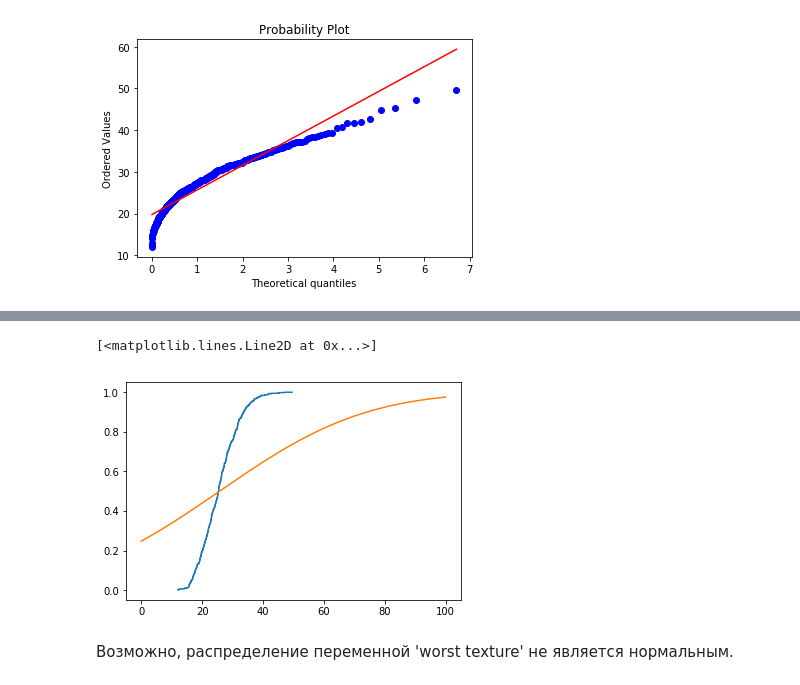
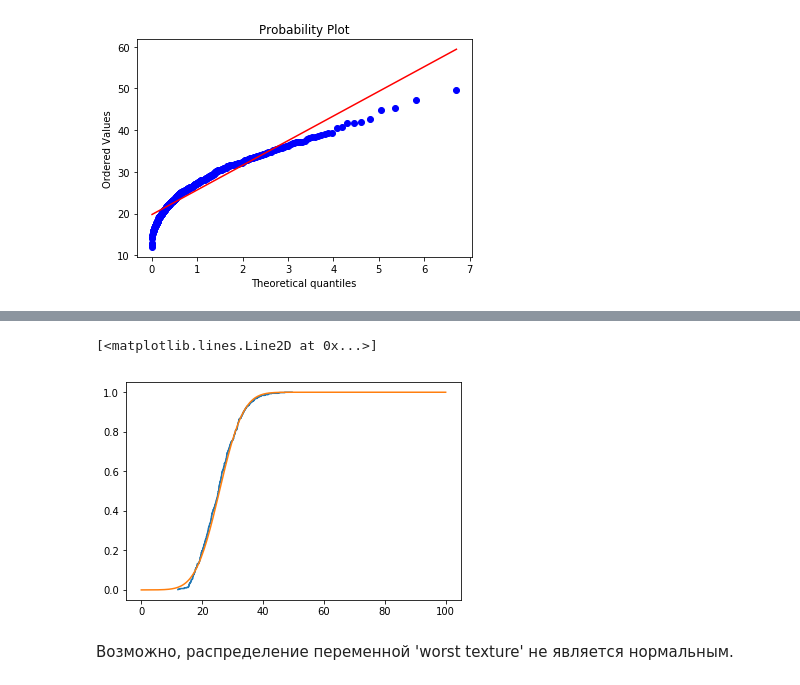
Before and after one commit to SergKuznetsov86/python_and_math, a Jupyter notebook: hw2_3.ipynb, the cells around one changed output, grey strips where cells are left out. Drawn from its saved outputs; the diff is of its cells as text; code cells hidden in the pictures.

```diff
--- a/hw2_3.ipynb
+++ b/hw2_3.ipynb
@@ -160,15 +157,15 @@ res = stats.probplot(df['worst texture'], dist=stats.expon, plot=plt)
 # %%
 # Эмпирическая ф.р.
 sp =np.linspace(0, 100, 200)
 x = df['worst texture']
 
-cdf = stats.norm(x.mean(), x.var()).cdf(sp)
+cdf = stats.norm(x.mean(), x.std()).cdf(sp)
 ecdf = ECDF(x)
 plt.step(ecdf.x, ecdf.y, label='ECDF')
 plt.plot(sp, cdf)
 # %% [output]
 [<matplotlib.lines.Line2D at 0x...>]
-[figure, old version]
+[figure, new version]
 # %% [markdown]
 Возможно, распределение переменной 'worst texture' не является нормальным.
 # %% [markdown]
```
Also changed, not shown: parts of 8 cells of this notebook.
